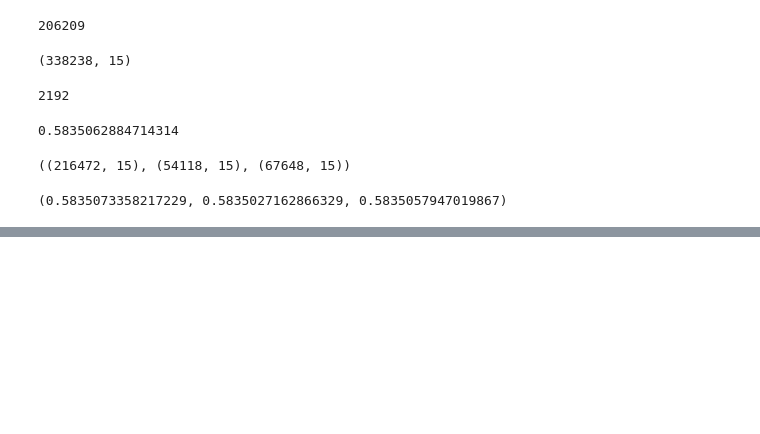
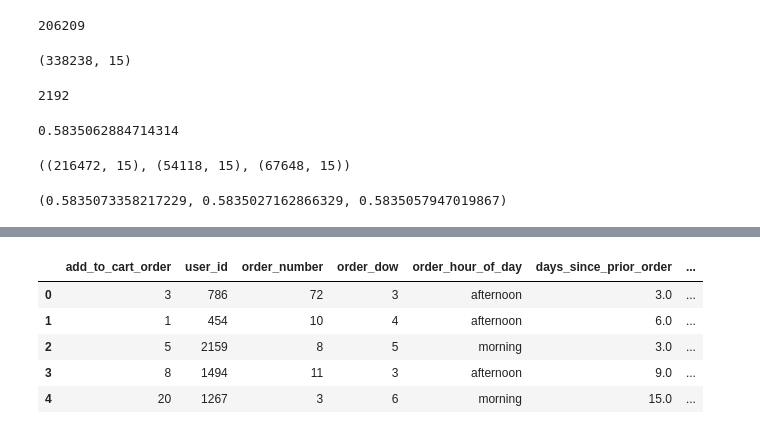
Before and after one commit to McGill-MMA-EnterpriseAnalytics/Instacart-Market-Basket-Analysis, a Jupyter notebook: Feature_Engineering.ipynb, the cells around one changed output, grey strips where cells are left out. Cells and saved outputs as stored; diff of their text form; code cells hidden in the pictures; blank space fills up the shorter version.

```diff
--- a/Feature_Engineering.ipynb
+++ b/Feature_Engineering.ipynb
@@ -87,0 +140,15 @@ def feature_target(data):
+# %%
+#spliting order_hour_of_day into 4 categories
+def split_order_hour_of_day(data):
+    data['order_hour_of_day'] = pd.cut(data['order_hour_of_day'], bins=[0, 6, 12, 18, 24], labels=['night', 'morning', 'afternoon', 'evening'])
+    return data
+
+train = split_order_hour_of_day(train)
+train.head()
+# %% [output]
+|  | add_to_cart_order | user_id | order_number | order_dow | order_hour_of_day | days_since_prior_order | ... |
+| 0 | 3 | 786 | 72 | 3 | afternoon | 3.0 | ... |
+| 1 | 1 | 454 | 10 | 4 | afternoon | 6.0 | ... |
+| 2 | 5 | 2159 | 8 | 5 | morning | 3.0 | ... |
+| 3 | 8 | 1494 | 11 | 3 | afternoon | 9.0 | ... |
+| 4 | 20 | 1267 | 3 | 6 | morning | 15.0 | ... |
```
Also changed, not shown: parts of 21 cells of this notebook.
